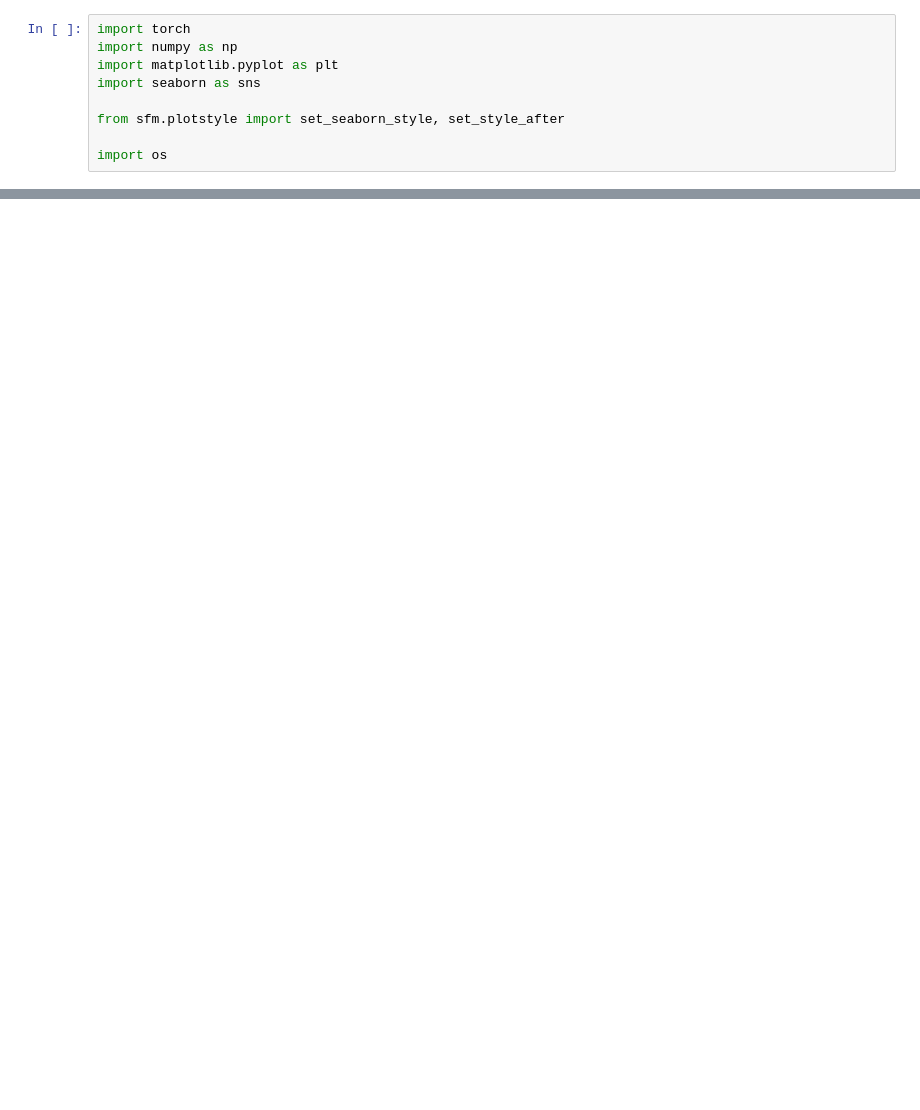
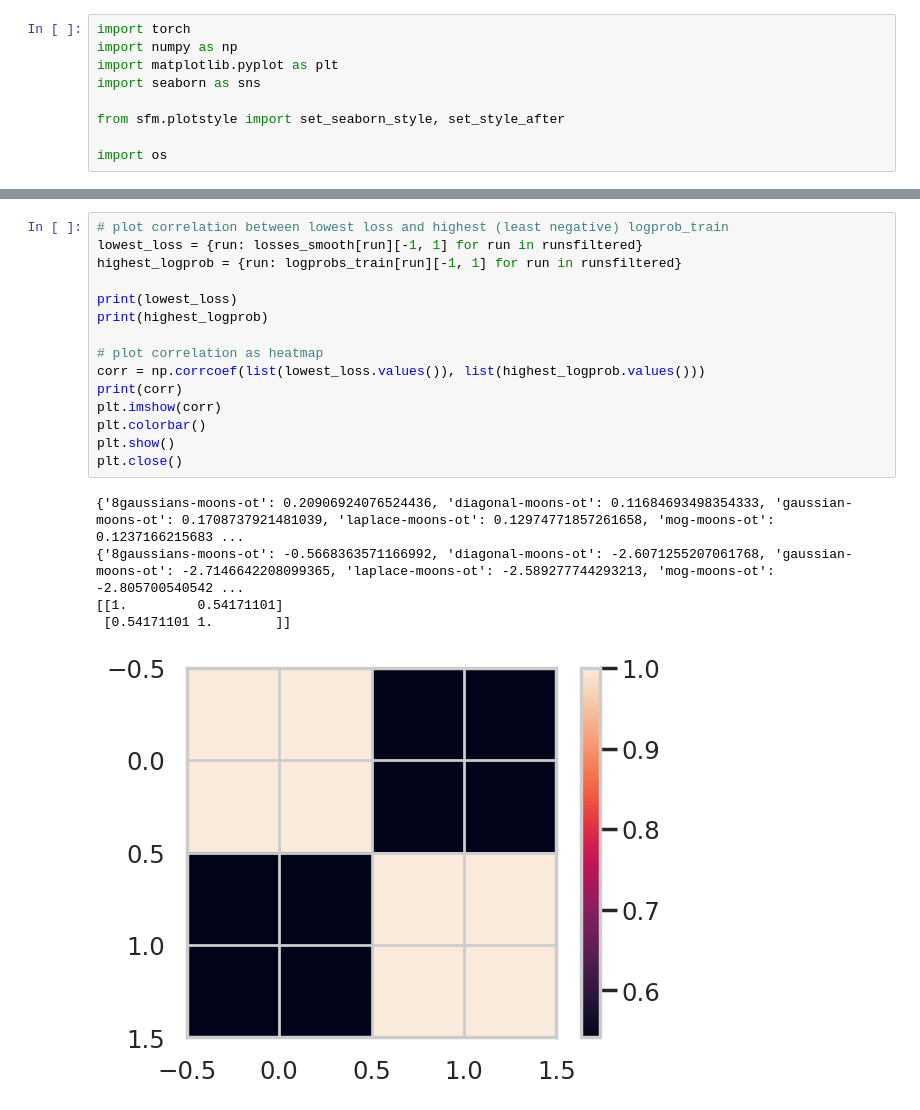
Before and after one commit to BurgerAndreas/sfm, a Jupyter notebook: scripts/plot_runs.ipynb, the cells around one changed output, grey strips where cells are left out. Cells and saved outputs as stored; diff of their text form; blank space fills up the shorter version.

```diff
--- a/scripts/plot_runs.ipynb
+++ b/scripts/plot_runs.ipynb
@@ -118,3 +167,24 @@ plt.close()
+# %%
+# plot correlation between lowest loss and highest (least negative) logprob_train
+lowest_loss = {run: losses_smooth[run][-1, 1] for run in runsfiltered}
+highest_logprob = {run: logprobs_train[run][-1, 1] for run in runsfiltered}
+
+print(lowest_loss)
+print(highest_logprob)
+
+# plot correlation as heatmap
+corr = np.corrcoef(list(lowest_loss.values()), list(highest_logprob.values()))
+print(corr)
+plt.imshow(corr)
+plt.colorbar()
+plt.show()
+plt.close()
+# %% [output]
+{'8gaussians-moons-ot': 0.20906924076524436, 'diagonal-moons-ot': 0.11684693498354333, 'gaussian-moons-ot': 0.1708737921481039, 'laplace-moons-ot': 0.12974771857261658, 'mog-moons-ot': 0.1237166215683 ...
+{'8gaussians-moons-ot': -0.5668363571166992, 'diagonal-moons-ot': -2.6071255207061768, 'gaussian-moons-ot': -2.7146642208099365, 'laplace-moons-ot': -2.589277744293213, 'mog-moons-ot': -2.805700540542 ...
+[[1.         0.54171101]
+ [0.54171101 1.        ]]
+[figure, added]
 # %%
 # plot the latest file in runs/<run>/trajectory/
 
```
Also changed, not shown: parts of 11 cells of this notebook, 22 other files.
